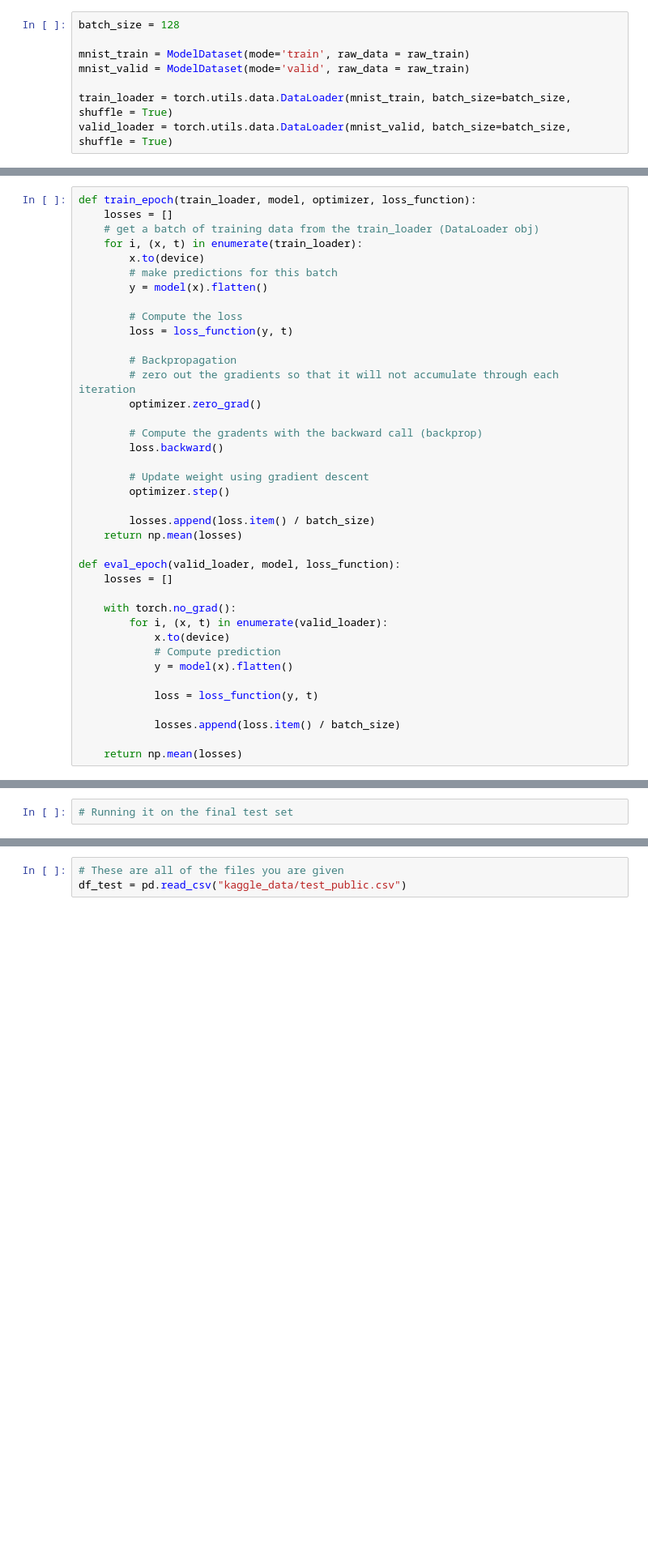
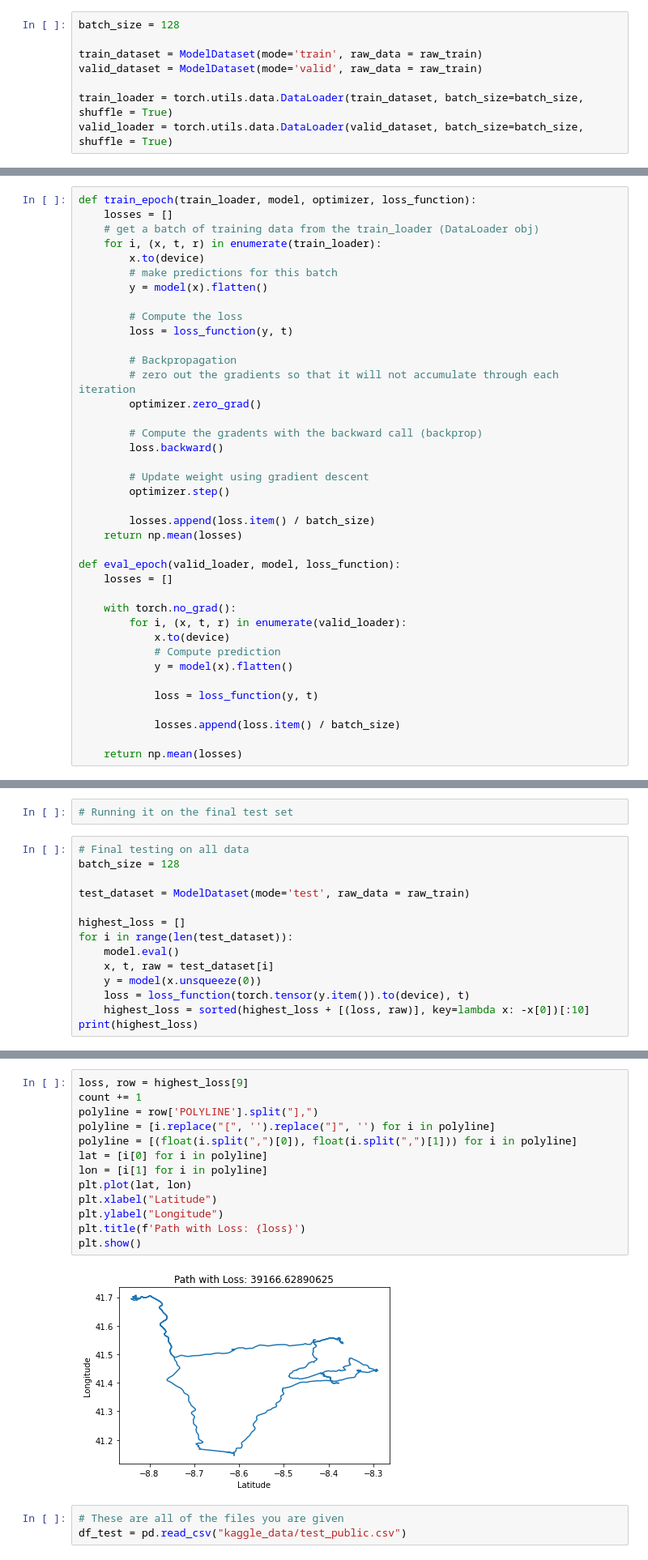
Before and after one commit to Stuart6557/CSE151B-SP23-Kaggle-Competition, a Jupyter notebook: CSE151B_Project.ipynb, the cells around one changed output, grey strips where cells are left out. Shown at 81% size. Saved outputs shown, nothing was run; the diff lists cells and outputs as text; blank space fills up the shorter version.

```diff
--- a/CSE151B_Project.ipynb
+++ b/CSE151B_Project.ipynb
@@ -151,11 +161,11 @@ plt.show()
 # %%
 batch_size = 128
 
-mnist_train = ModelDataset(mode='train', raw_data = raw_train)
-mnist_valid = ModelDataset(mode='valid', raw_data = raw_train)
+train_dataset = ModelDataset(mode='train', raw_data = raw_train)
+valid_dataset = ModelDataset(mode='valid', raw_data = raw_train)
 
-train_loader = torch.utils.data.DataLoader(mnist_train, batch_size=batch_size, shuffle = True)
-valid_loader = torch.utils.data.DataLoader(mnist_valid, batch_size=batch_size, shuffle = True)
+train_loader = torch.utils.data.DataLoader(train_dataset, batch_size=batch_size, shuffle = True)
+valid_loader = torch.utils.data.DataLoader(valid_dataset, batch_size=batch_size, shuffle = True)
 # %%
 # Model training
 # %%
@@ -212,7 +222,7 @@ optimizer = torch.optim.Adam(model.parameters(), lr = learning_rate)
 def train_epoch(train_loader, model, optimizer, loss_function):
     losses = []
     # get a batch of training data from the train_loader (DataLoader obj)
-    for i, (x, t) in enumerate(train_loader):
+    for i, (x, t, r) in enumerate(train_loader):
         x.to(device)
         # make predictions for this batch
         y = model(x).flatten()
@@ -237,7 +247,7 @@ def eval_epoch(valid_loader, model, loss_function):
     losses = []
 
     with torch.no_grad():
-        for i, (x, t) in enumerate(valid_loader):
+        for i, (x, t, r) in enumerate(valid_loader):
             x.to(device)
             # Compute prediction
             y = model(x).flatten()
@@ -320,3 +330,17 @@ plt.show()
 [figure]
 # %%
 # Running it on the final test set
+# %%
+# Final testing on all data
+batch_size = 128
+
+test_dataset = ModelDataset(mode='test', raw_data = raw_train)
+
+highest_loss = []
+for i in range(len(test_dataset)):
+    model.eval()
+    x, t, raw = test_dataset[i]
+    y = model(x.unsqueeze(0))
+    loss = loss_function(torch.tensor(y.item()).to(device), t)
+    highest_loss = sorted(highest_loss + [(loss, raw)], key=lambda x: -x[0])[:10]
+print(highest_loss)
@@ -323,3 +365,18 @@ plt.show()
+# %%
+loss, row = highest_loss[9]
+count += 1
+polyline = row['POLYLINE'].split("],")
+polyline = [i.replace("[", '').replace("]", '') for i in polyline]
+polyline = [(float(i.split(",")[0]), float(i.split(",")[1])) for i in polyline]
+lat = [i[0] for i in polyline]
+lon = [i[1] for i in polyline]
+plt.plot(lat, lon)
+plt.xlabel("Latitude")
+plt.ylabel("Longitude")
+plt.title(f'Path with Loss: {loss}')
+plt.show()
+# %% [output]
+[figure, added]
 # %%
 # These are all of the files you are given
 df_test = pd.read_csv("kaggle_data/test_public.csv")
```
Also changed, not shown: parts of 7 cells of this notebook.
